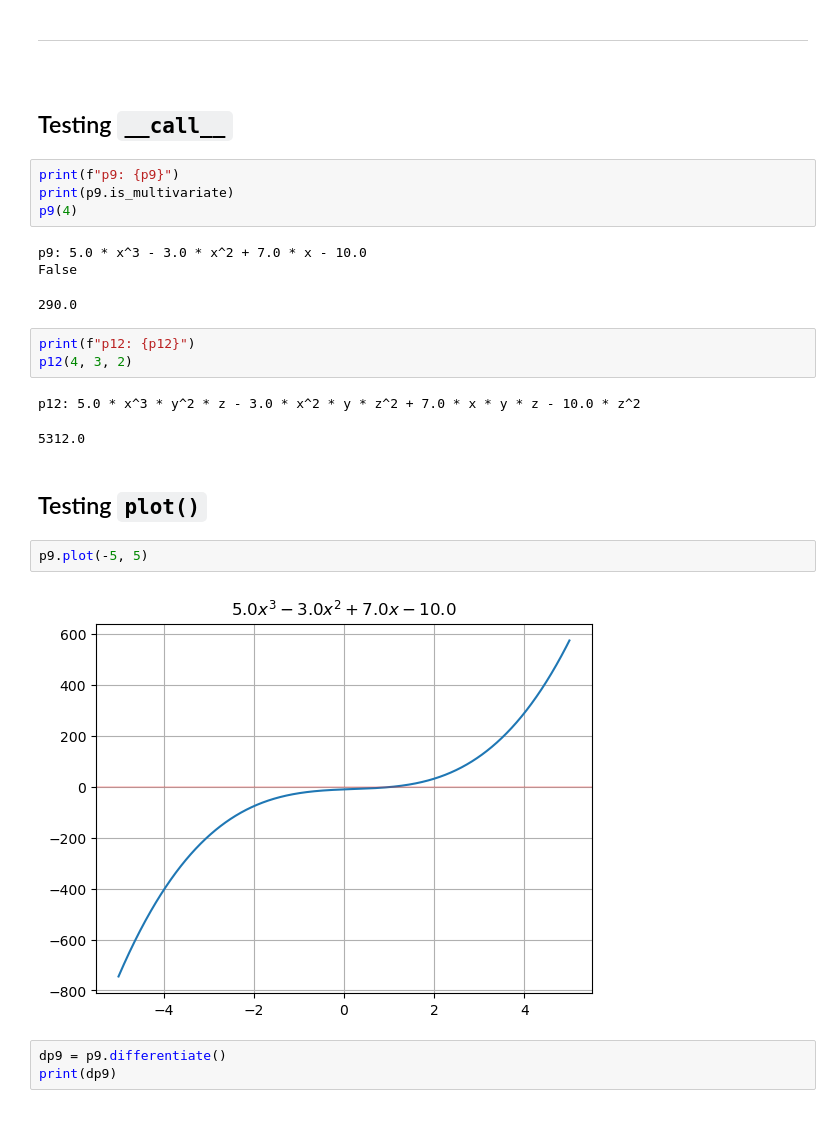
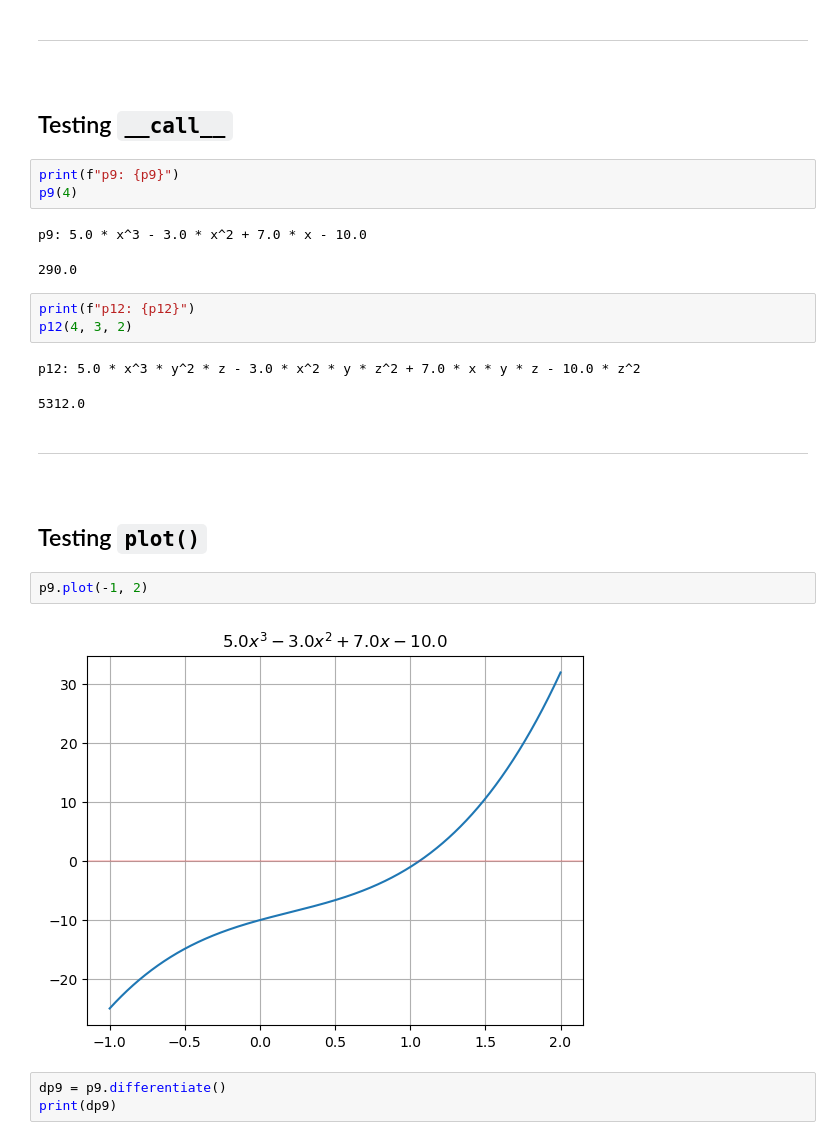
Before and after one commit to pineapple-bois/polynomial-methods, a Jupyter notebook: uni_testing.ipynb, the cells around one changed output. Saved outputs shown, nothing was run; the diff lists cells and outputs as text.

```diff
--- a/uni_testing.ipynb
+++ b/uni_testing.ipynb
@@ -82,11 +116,9 @@ p7 - p10
 ## Testing `__call__`
 # %%
 print(f"p9: {p9}")
-print(p9.is_multivariate)
 p9(4)
 # %% [output]
 p9: 5.0 * x^3 - 3.0 * x^2 + 7.0 * x - 10.0
-False
 290.0
 # %%
 print(f"p12: {p12}")
@@ -95,11 +127,13 @@ p12(4, 3, 2)
 p12: 5.0 * x^3 * y^2 * z - 3.0 * x^2 * y * z^2 + 7.0 * x * y * z - 10.0 * z^2
 5312.0
 # %% [markdown]
+----
+&nbsp;
 ## Testing `plot()`
 # %%
-p9.plot(-5, 5)
+p9.plot(-1, 2)
 # %% [output]
-[figure, old version]
+[figure, new version]
 # %%
 dp9 = p9.differentiate()
 print(dp9)
```
Also changed, not shown: parts of 27 cells of this notebook, 2 other files.
